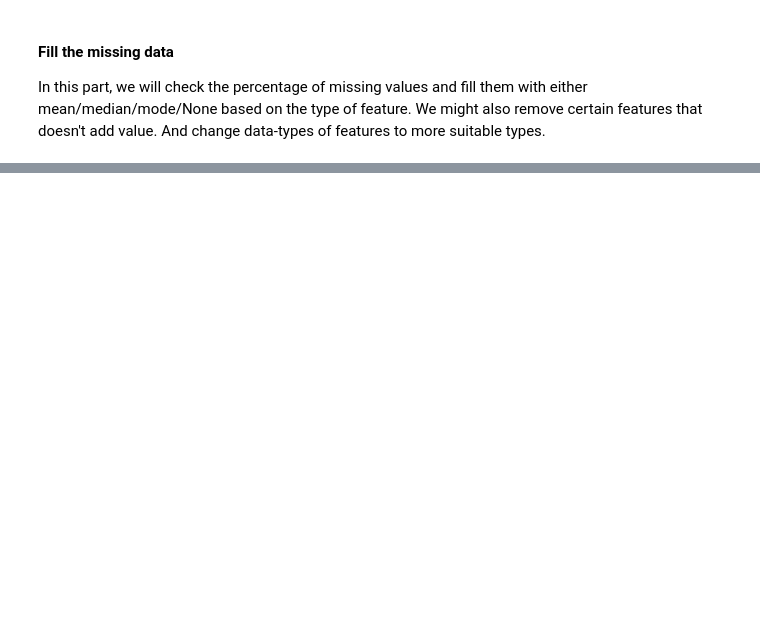
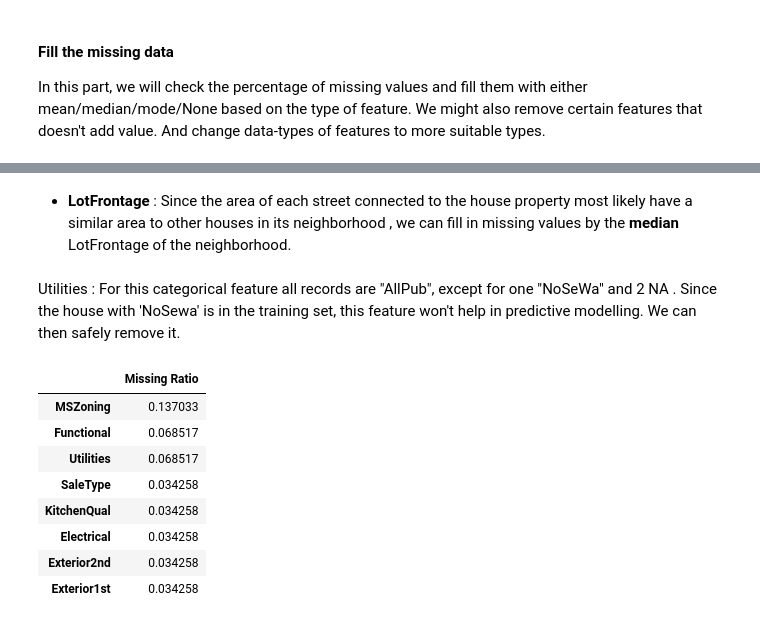
Before and after one commit to r4ghu/IntroToPandas, a Jupyter notebook: Intro to Pandas.ipynb, the cells around one changed output, grey strips where cells are left out. Drawn from its saved outputs; the diff is of its cells as text; code cells hidden in the pictures; blank space fills up the shorter version.

Commit message:
Add missing data tweaking

```diff
--- a/Intro to Pandas.ipynb
+++ b/Intro to Pandas.ipynb
@@ -252,0 +271,13 @@ Text(0.5,1,'Percent missing data by feature')
+# %%
+for col in ('PoolQC', 'MiscFeature', 'Alley', 'Fence', 'FireplaceQu',
+            'GarageType', 'GarageFinish', 'GarageQual', 'GarageCond',
+            'BsmtQual', 'BsmtCond', 'BsmtExposure', 'BsmtFinType1',
+            'BsmtFinType2', 'MasVnrType', 'MSSubClass'):
+    all_data[col] = all_data[col].fillna('None')
+
+for col in ('GarageYrBlt', 'GarageArea', 'GarageCars', 'BsmtFinSF1',
+            'BsmtFinSF2', 'BsmtUnfSF','TotalBsmtSF', 'BsmtFullBath',
+            'BsmtHalfBath', 'MasVnrArea'):
+    all_data[col] = all_data[col].fillna(0)
+
+all_data['Functional'] = all_data['Functional'].fillna('Typ')
@@ -252,0 +292,37 @@ Text(0.5,1,'Percent missing data by feature')
+# %%
+all_data['MSZoning'] = all_data['MSZoning'].fillna(all_data['MSZoning'].mode()[0])
+all_data['Electrical'] = all_data['Electrical'].fillna(all_data['Electrical'].mode()[0])
+all_data['KitchenQual'] = all_data['KitchenQual'].fillna(all_data['KitchenQual'].mode()[0])
+all_data['Exterior1st'] = all_data['Exterior1st'].fillna(all_data['Exterior1st'].mode()[0])
+all_data['Exterior2nd'] = all_data['Exterior2nd'].fillna(all_data['Exterior2nd'].mode()[0])
+all_data['SaleType'] = all_data['SaleType'].fillna(all_data['SaleType'].mode()[0])
+# %% [markdown]
+- **LotFrontage** : Since the area of each street connected to the house property most likely have a similar area to other houses in its neighborhood , we can fill in missing values by the **median** LotFrontage of the neighborhood.
+# %%
+# Group by neighborhood and fill in missing value by the median LotFrontage of all the neighborhood
+all_data["LotFrontage"] = all_data.groupby("Neighborhood")["LotFrontage"].transform(
+                          lambda x: x.fillna(x.median()))
+# %% [markdown]
+Utilities : For this categorical feature all records are "AllPub", except for one "NoSeWa" and 2 NA . Since the house with 'NoSewa' is in the training set, this feature won't help in predictive modelling. We can then safely remove it.
+# %%
+all_data.drop(['Utilities'], axis=1, inplace=True)
+# %%
+# Check for NaN values and compute the percentage for each feature
+all_data_na = (all_data.isnull().sum() / len(all_data)) * 100
+
+# Drop the features that have 0 NaN values & sort the rest
+all_data_na = all_data_na.drop(all_data_na[all_data_na == 0].index).sort_values(ascending=False)
+
+# Print the results
+missing_data = pd.DataFrame({'Missing Ratio' :all_data_na})
+missing_data
+# %% [output]
+|  | Missing Ratio |
+| MSZoning | 0.137033 |
+| Functional | 0.068517 |
+| Utilities | 0.068517 |
+| SaleType | 0.034258 |
+| KitchenQual | 0.034258 |
+| Electrical | 0.034258 |
+| Exterior2nd | 0.034258 |
+| Exterior1st | 0.034258 |
```
Also changed, not shown: parts of 5 cells of this notebook.
